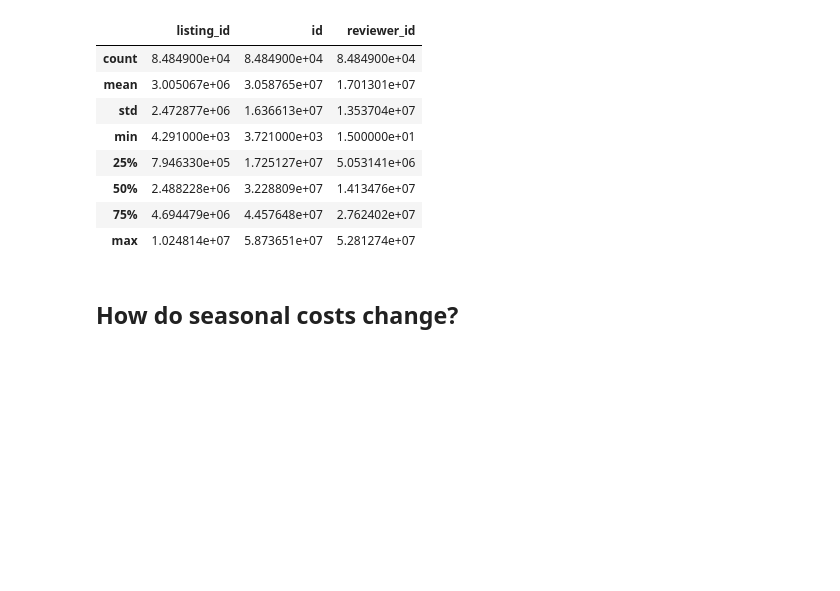
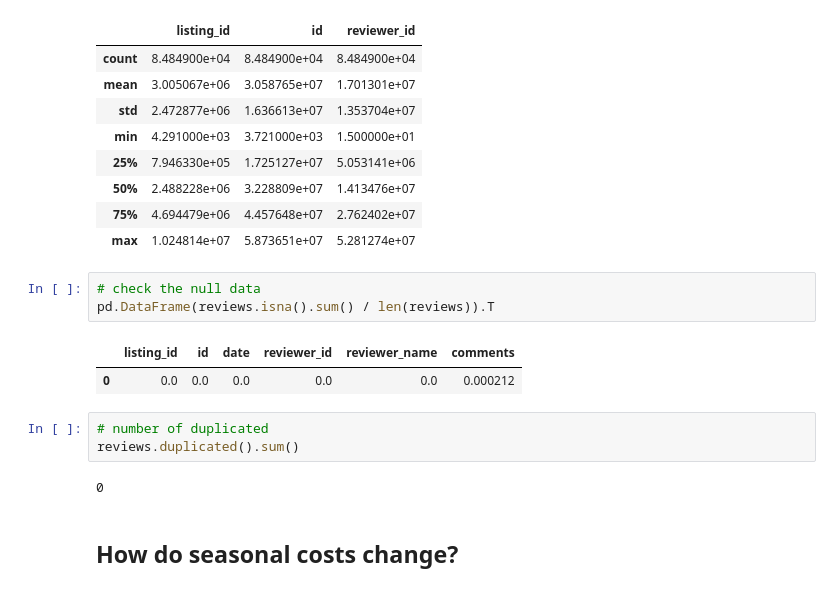
Before and after one commit to HeegyuKim/airbnb-seattle-open-dataset-analysis, a Jupyter notebook: airbnb-analysis.ipynb, the cells around one changed output. Drawn from its saved outputs; the diff is of its cells as text; blank space fills up the shorter version.

```diff
--- a/airbnb-analysis.ipynb
+++ b/airbnb-analysis.ipynb
@@ -80,6 +102,17 @@ reviews.describe()
 | 50% | 2.488228e+06 | 3.228809e+07 | 1.413476e+07 |
 | 75% | 4.694479e+06 | 4.457648e+07 | 2.762402e+07 |
 | max | 1.024814e+07 | 5.873651e+07 | 5.281274e+07 |
+# %%
+# check the null data
+pd.DataFrame(reviews.isna().sum() / len(reviews)).T
+# %% [output]
+|  | listing_id | id | date | reviewer_id | reviewer_name | comments |
+| 0 | 0.0 | 0.0 | 0.0 | 0.0 | 0.0 | 0.000212 |
+# %%
+# number of duplicated
+reviews.duplicated().sum()
+# %% [output]
+0
 # %% [markdown]
 ## How do seasonal costs change?
 # %%
```
Also changed, not shown: parts of 5 cells of this notebook, 2 other files.
